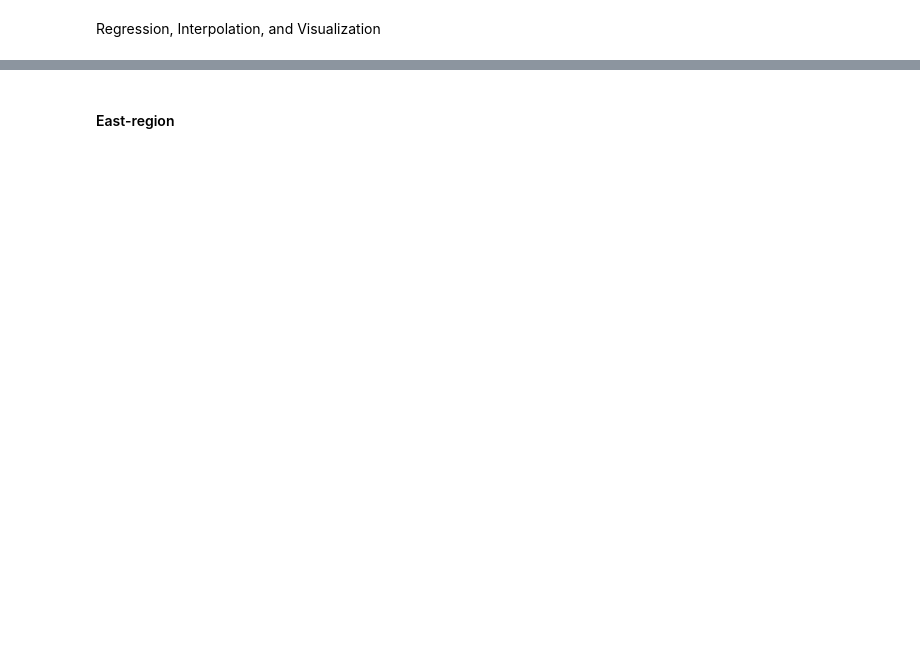
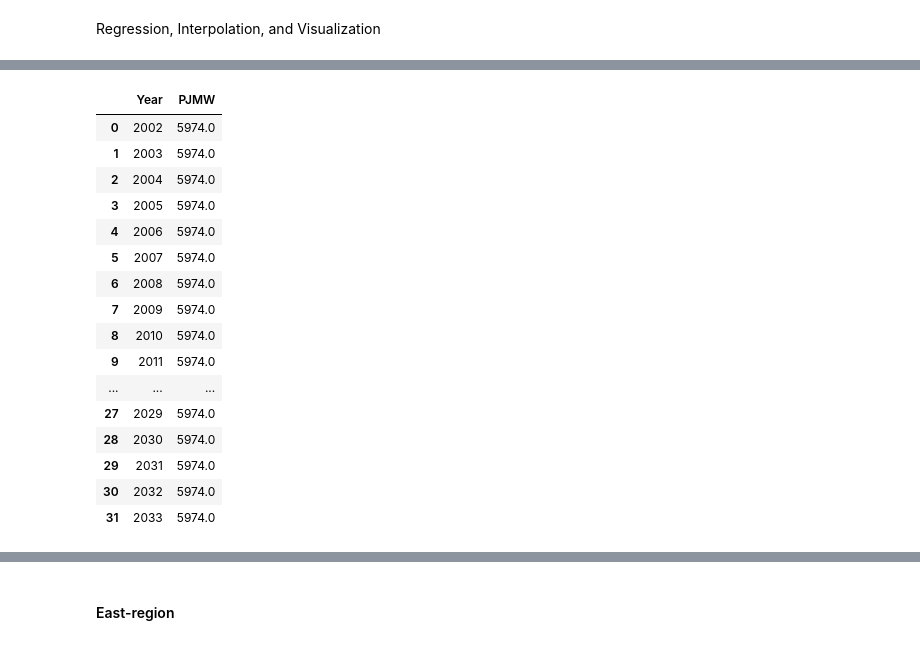
Before and after one commit to McSpillaro/Freelance-Portfolio, a Jupyter notebook: Projects/(c) PJM Energy/energyPredict.ipynb, the cells around one changed output, grey strips where cells are left out. Saved outputs shown, nothing was run; the diff lists cells and outputs as text; code cells hidden in the pictures; blank space fills up the shorter version.

```diff
--- a/Projects/(c) PJM Energy/energyPredict.ipynb
+++ b/Projects/(c) PJM Energy/energyPredict.ipynb
@@ -197,0 +218,34 @@ plotDF = pd.DataFrame(yr_v_pjmw) # creating dataframe from dictionary for plotti
+# %%
+yy = np.concatenate(
+    (avg_per_year, regr_avg_per_year),
+    axis=0
+)
+
+xx = np.concatenate(
+    (x_Years, new_year),
+    axis=0
+)
+
+yr_v_pjmw = {'Year':xx,
+             'PJMW':yy}
+
+plotDF2 = pd.DataFrame(yr_v_pjmw)
+plotDF2
+# %% [output]
+|  | Year | PJMW |
+| 0 | 2002 | 5974.0 |
+| 1 | 2003 | 5974.0 |
+| 2 | 2004 | 5974.0 |
+| 3 | 2005 | 5974.0 |
+| 4 | 2006 | 5974.0 |
+| 5 | 2007 | 5974.0 |
+| 6 | 2008 | 5974.0 |
+| 7 | 2009 | 5974.0 |
+| 8 | 2010 | 5974.0 |
+| 9 | 2011 | 5974.0 |
+| ... | ... | ... |
+| 27 | 2029 | 5974.0 |
+| 28 | 2030 | 5974.0 |
+| 29 | 2031 | 5974.0 |
+| 30 | 2032 | 5974.0 |
+| 31 | 2033 | 5974.0 |
```
Also changed, not shown: parts of 10 cells of this notebook.
